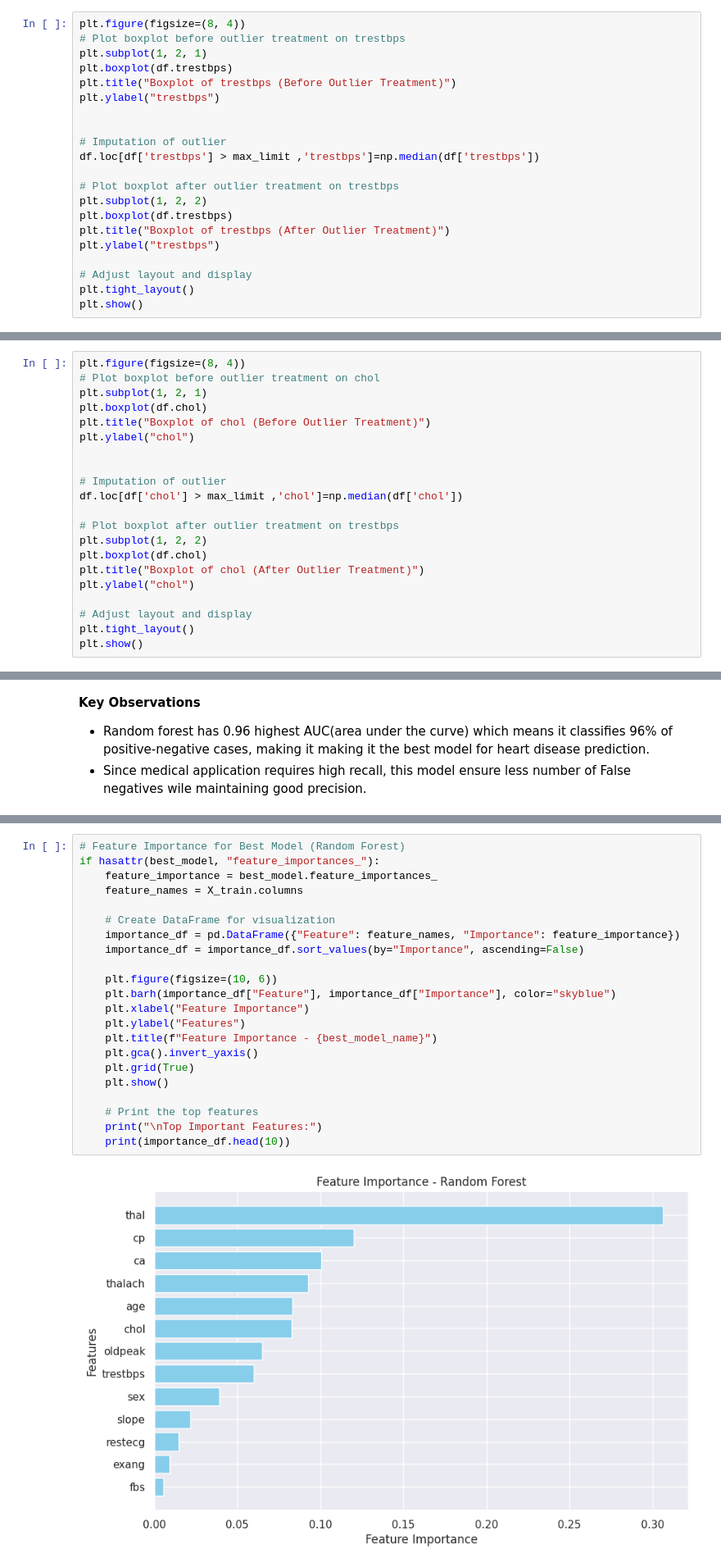
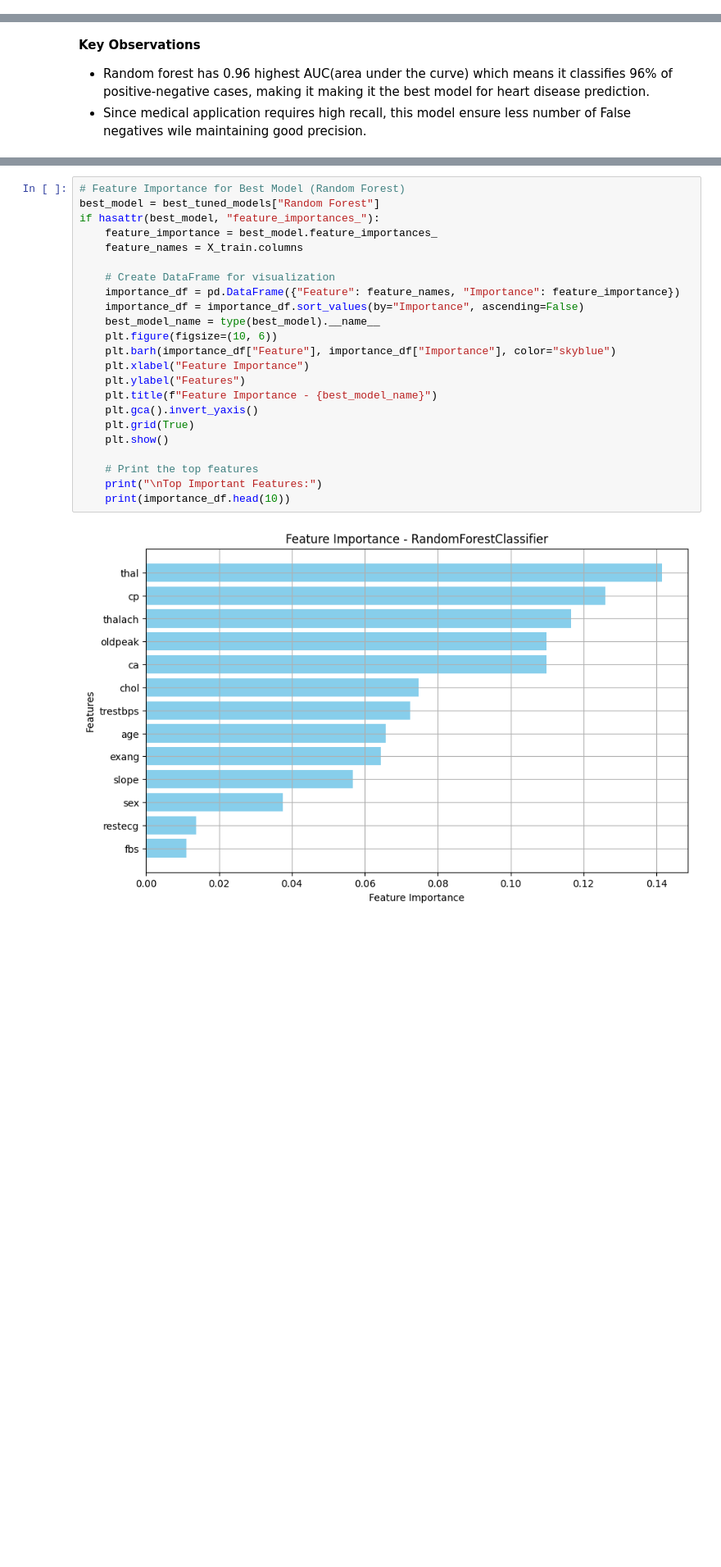
Before and after one commit to negilbabu/Heart-Disease-Prediction-Ai-, a Jupyter notebook: HeartDiseasePrediction.ipynb, the cells around one changed output, grey strips where cells are left out. Shown at 82% size. Cells and saved outputs as stored; diff of their text form; blank space fills up the shorter version.

```diff
--- a/HeartDiseasePrediction.ipynb
+++ b/HeartDiseasePrediction.ipynb
@@ -247,24 +247,3 @@ df.loc[df['trestbps'] > max_limit]
 | 201 | 64 | 0 | 3 | 180 | 325 | 0 | 0 | 154 | 1 | 0.0 | 0 | ... |
 | 213 | 66 | 0 | 3 | 178 | 228 | 1 | 0 | 165 | 1 | 1.0 | 1 | ... |
 | 231 | 55 | 0 | 3 | 180 | 327 | 0 | 1 | 117 | 1 | 3.4 | 1 | ... |
-# %%
-plt.figure(figsize=(8, 4))
-# Plot boxplot before outlier treatment on trestbps
-plt.subplot(1, 2, 1)
-plt.boxplot(df.trestbps)
-plt.title("Boxplot of trestbps (Before Outlier Treatment)")
-plt.ylabel("trestbps")
-
-
-# Imputation of outlier
-df.loc[df['trestbps'] > max_limit ,'trestbps']=np.median(df['trestbps'])
-
-# Plot boxplot after outlier treatment on trestbps
-plt.subplot(1, 2, 2)
-plt.boxplot(df.trestbps)
-plt.title("Boxplot of trestbps (After Outlier Treatment)")
-plt.ylabel("trestbps")
-
-# Adjust layout and display
-plt.tight_layout()
-plt.show()
@@ -316,24 +287,3 @@ df.loc[df['chol'] > max_limit]
 | 152 | 67 | 0 | 2 | 115 | 564 | 0 | 2 | 160 | 0 | 1.6 | 1 | ... |
 | 173 | 62 | 0 | 3 | 140 | 394 | 0 | 2 | 157 | 0 | 1.2 | 1 | ... |
 | 181 | 56 | 0 | 3 | 134 | 409 | 0 | 2 | 150 | 1 | 1.9 | 1 | ... |
-# %%
-plt.figure(figsize=(8, 4))
-# Plot boxplot before outlier treatment on chol
-plt.subplot(1, 2, 1)
-plt.boxplot(df.chol)
-plt.title("Boxplot of chol (Before Outlier Treatment)")
-plt.ylabel("chol")
-
-
-# Imputation of outlier
-df.loc[df['chol'] > max_limit ,'chol']=np.median(df['chol'])
-
-# Plot boxplot after outlier treatment on trestbps
-plt.subplot(1, 2, 2)
-plt.boxplot(df.chol)
-plt.title("Boxplot of chol (After Outlier Treatment)")
-plt.ylabel("chol")
-
-# Adjust layout and display
-plt.tight_layout()
-plt.show()
@@ -1073,27 +1014,28 @@ plt.show()
 *  Random Forest achieves both high precision and recall, making it the safest choice.
 # %%
 # Feature Importance for Best Model (Random Forest)
+best_model = best_tuned_models["Random Forest"]
 if hasattr(best_model, "feature_importances_"):
     feature_importance = best_model.feature_importances_
     feature_names = X_train.columns
 
     # Create DataFrame for visualization
     importance_df = pd.DataFrame({"Feature": feature_names, "Importance": feature_importance})
     importance_df = importance_df.sort_values(by="Importance", ascending=False)
-
+    best_model_name = type(best_model).__name__
     plt.figure(figsize=(10, 6))
     plt.barh(importance_df["Feature"], importance_df["Importance"], color="skyblue")
     plt.xlabel("Feature Importance")
     plt.ylabel("Features")
     plt.title(f"Feature Importance - {best_model_name}")
     plt.gca().invert_yaxis()
     plt.grid(True)
     plt.show()
 
     # Print the top features
     print("\nTop Important Features:")
     print(importance_df.head(10))
 # %% [output]
-[figure, old version]
+[figure, new version]
 Top Important Features:
      Feature  Importance
```
Also changed, not shown: parts of 17 cells of this notebook.
